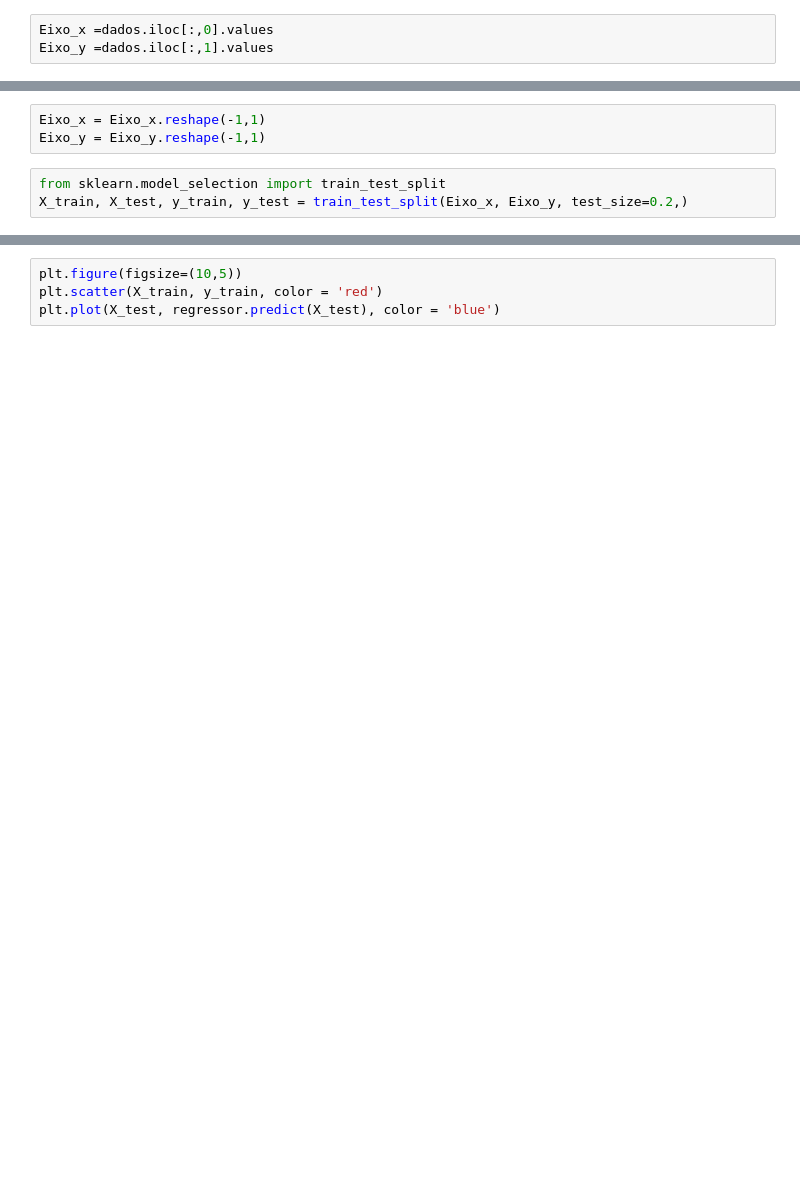
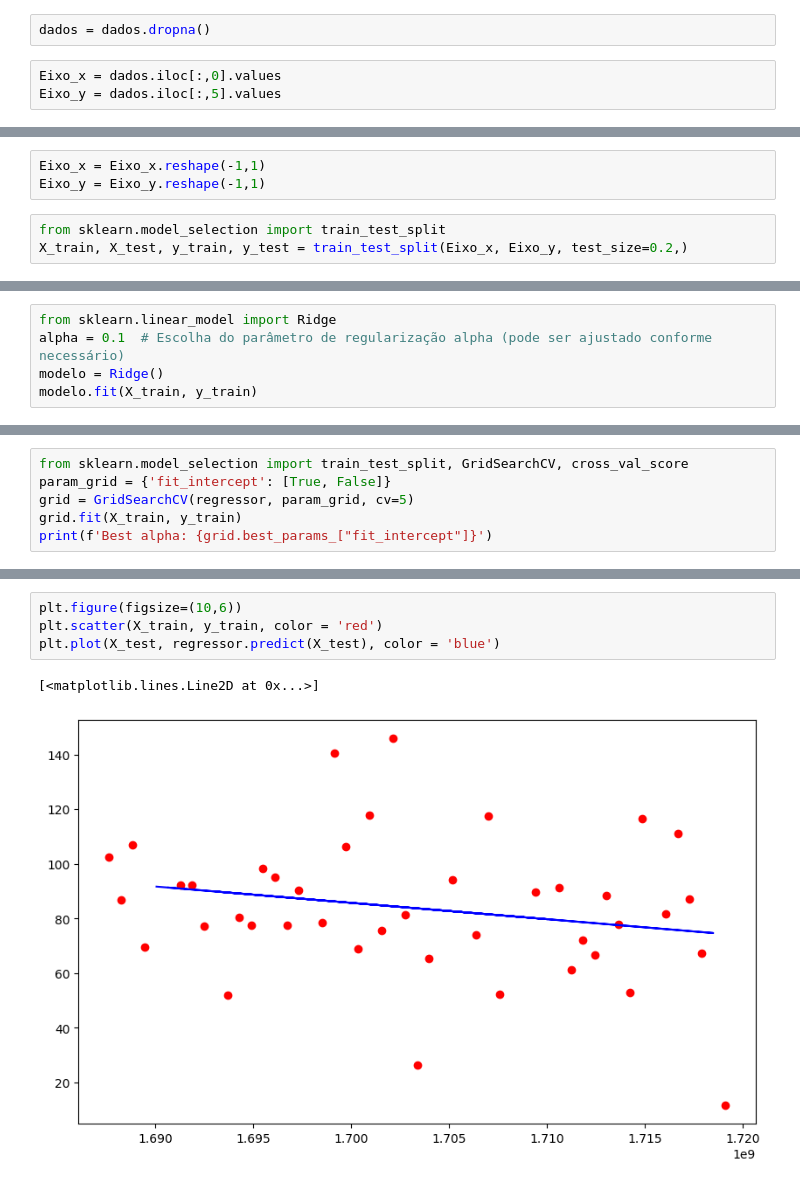
Before and after one commit to gustavoslsj1/trabalho-i.a, a Jupyter notebook: Untitled3.ipynb, the cells around one changed output, grey strips where cells are left out. Saved outputs shown, nothing was run; the diff lists cells and outputs as text; blank space fills up the shorter version.

```diff
--- a/Untitled3.ipynb
+++ b/Untitled3.ipynb
@@ -17,5 +68,7 @@ dados.info()
+# %%
+dados = dados.dropna()
 # %%
-Eixo_x =dados.iloc[:,0].values
-Eixo_y =dados.iloc[:,1].values
+Eixo_x = dados.iloc[:,0].values
+Eixo_y = dados.iloc[:,5].values
 # %%
 Eixo_x
@@ -46,0 +137,5 @@ print(len(X_test))
+# %%
+from sklearn.linear_model import Ridge
+alpha = 0.1  # Escolha do parâmetro de regularização alpha (pode ser ajustado conforme necessário)
+modelo = Ridge()
+modelo.fit(X_train, y_train)
@@ -50,0 +150,6 @@ regressor.fit(X_train, y_train)
+# %%
+from sklearn.model_selection import train_test_split, GridSearchCV, cross_val_score
+param_grid = {'fit_intercept': [True, False]}
+grid = GridSearchCV(regressor, param_grid, cv=5)
+grid.fit(X_train, y_train)
+print(f'Best alpha: {grid.best_params_["fit_intercept"]}')
@@ -53,7 +162,10 @@ regressor.score(X_train, y_train)
 # %%
-plt.figure(figsize=(10,5))
+plt.figure(figsize=(10,6))
 plt.scatter(X_train, y_train, color = 'red')
 plt.plot(X_test, regressor.predict(X_test), color = 'blue')
+# %% [output]
+[<matplotlib.lines.Line2D at 0x...>]
+[figure, added]
 # %%
 previsoes = regressor.predict(X_test)
 from sklearn import metrics
```
Also changed, not shown: parts of 26 cells of this notebook.
